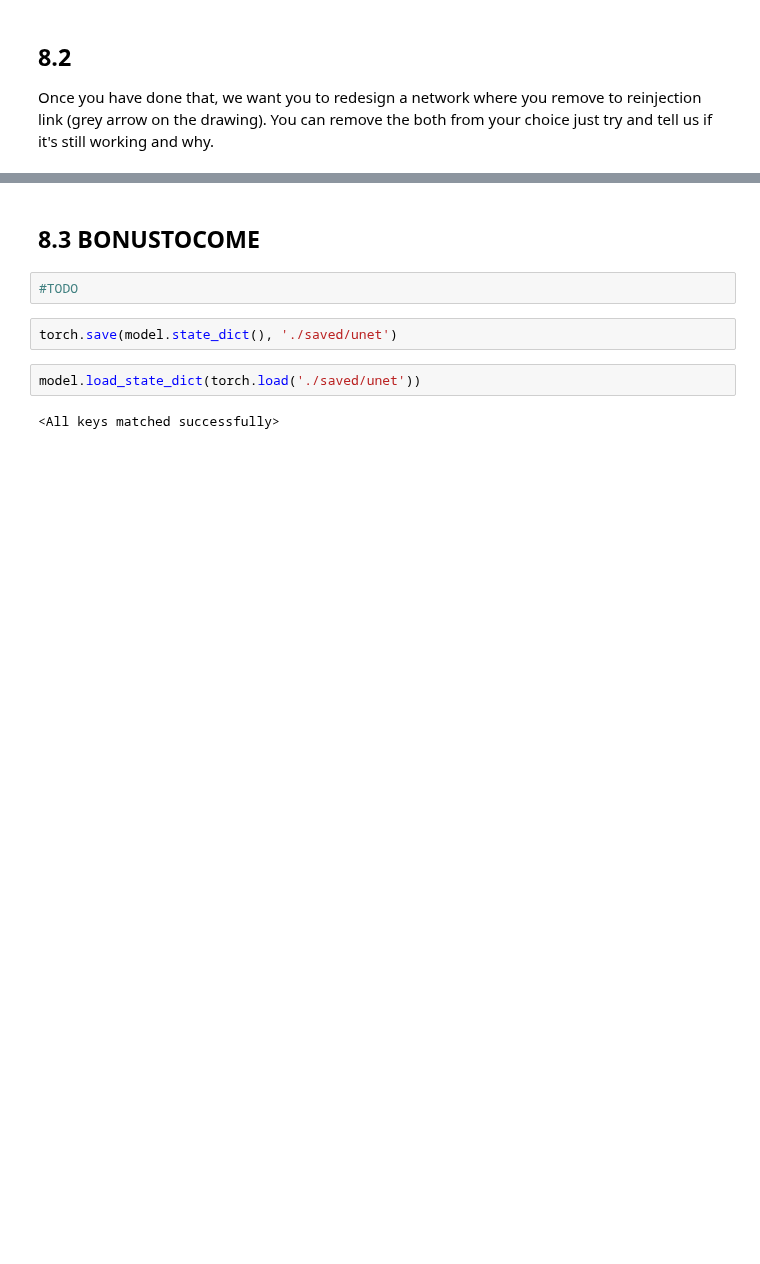
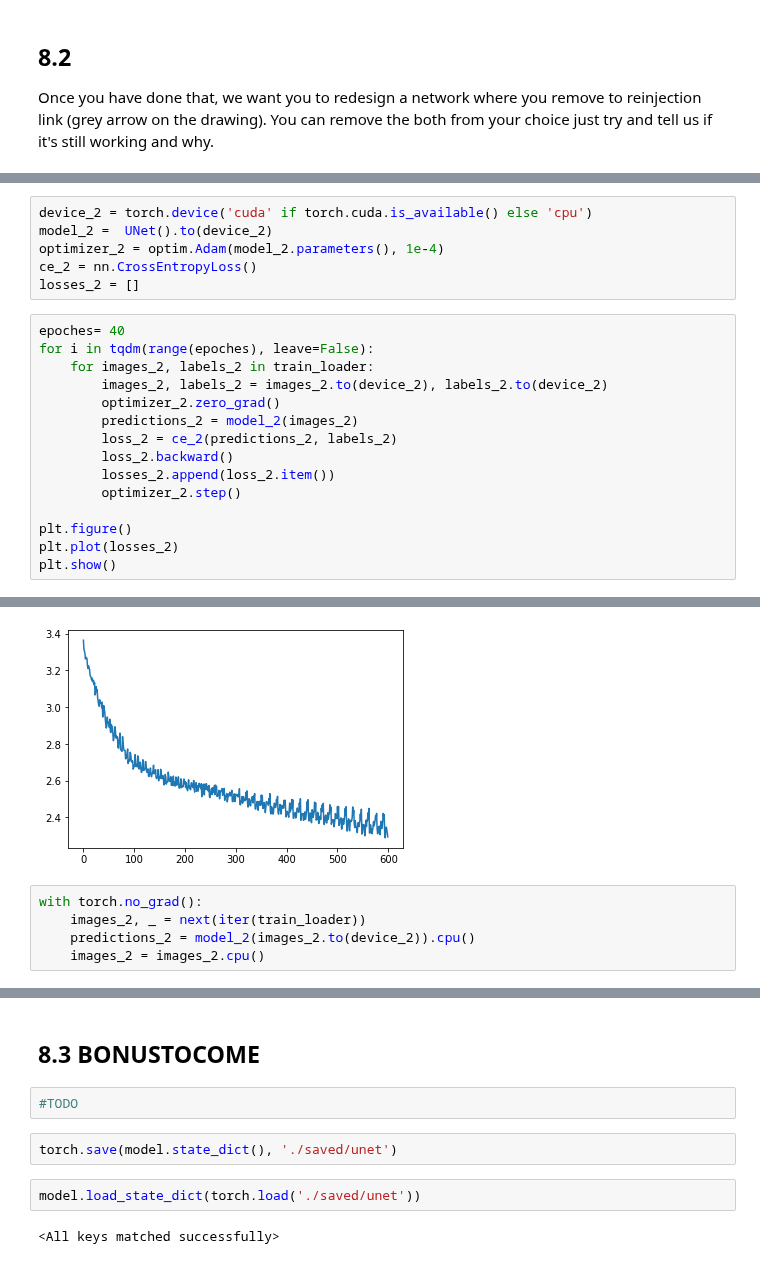
Before and after one commit to AbdBarho/CV19-20, a Jupyter notebook: 10_PyTorch_UNet.ipynb, the cells around one changed output, grey strips where cells are left out. Saved outputs shown, nothing was run; the diff lists cells and outputs as text; blank space fills up the shorter version.

Commit message:
Update 10_PyTorch_UNet.ipynb
add 8.2

```diff
--- a/10_PyTorch_UNet.ipynb
+++ b/10_PyTorch_UNet.ipynb
@@ -249,0 +286,22 @@ Once you have done that, we want you to redesign a network where you remove to r
+# %%
+device_2 = torch.device('cuda' if torch.cuda.is_available() else 'cpu')
+model_2 =  UNet().to(device_2)
+optimizer_2 = optim.Adam(model_2.parameters(), 1e-4)
+ce_2 = nn.CrossEntropyLoss()
+losses_2 = []
+# %%
+epoches= 40
+for i in tqdm(range(epoches), leave=False):
+    for images_2, labels_2 in train_loader:
+        images_2, labels_2 = images_2.to(device_2), labels_2.to(device_2)
+        optimizer_2.zero_grad()
+        predictions_2 = model_2(images_2)
+        loss_2 = ce_2(predictions_2, labels_2)
+        loss_2.backward()
+        losses_2.append(loss_2.item())
+        optimizer_2.step()
+
+plt.figure()
+plt.plot(losses_2)
+plt.show()
+# %% [output]
@@ -249,0 +309,6 @@ Once you have done that, we want you to redesign a network where you remove to r
+[figure, added]
+# %%
+with torch.no_grad():
+    images_2, _ = next(iter(train_loader))
+    predictions_2 = model_2(images_2.to(device_2)).cpu()
+    images_2 = images_2.cpu()
```
Also changed, not shown: parts of 12 cells of this notebook.
